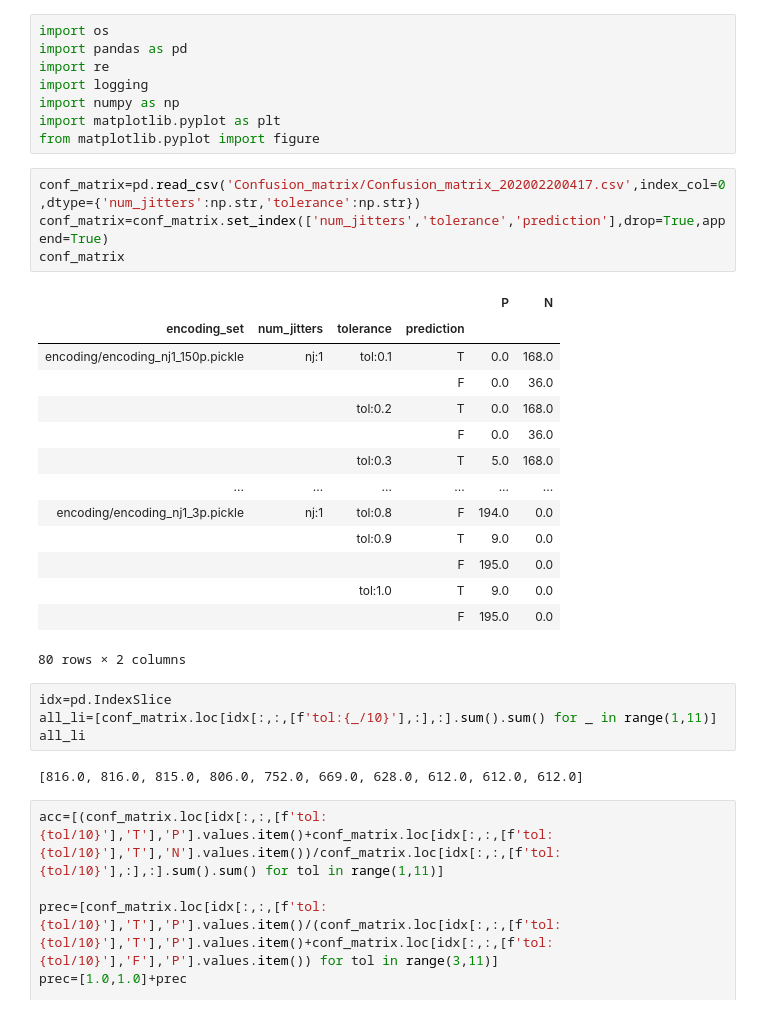
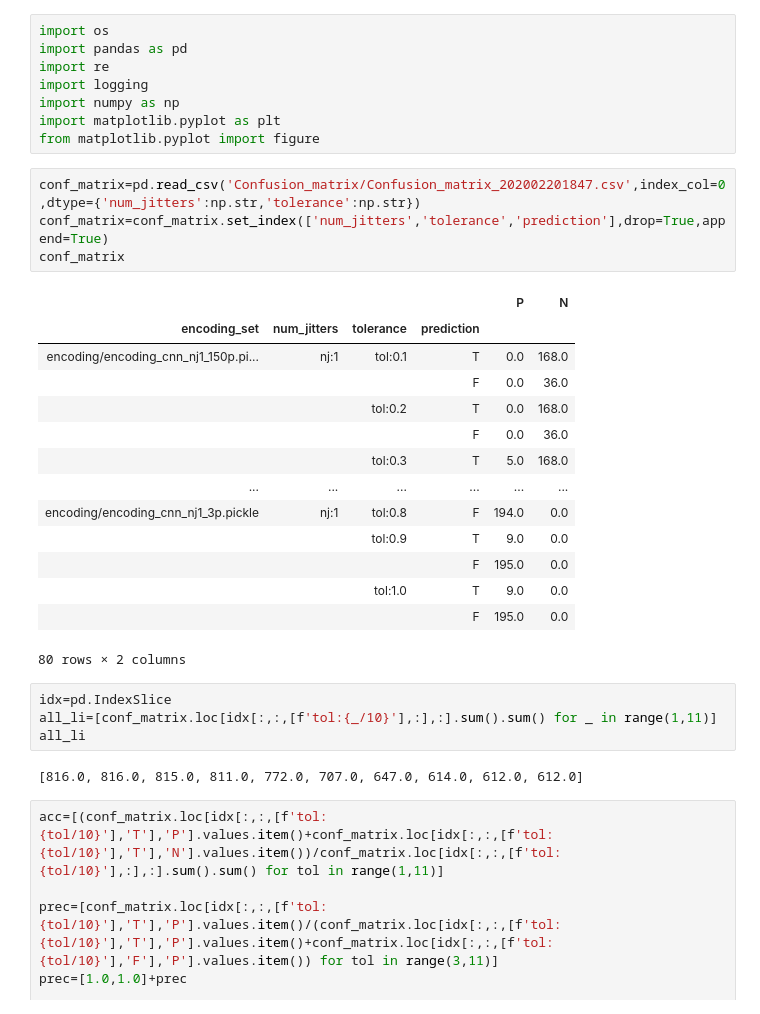
Before and after one commit to SixtantAIEN06/dlib, a Jupyter notebook: expriment_records/test.ipynb, the cells around one changed output. Drawn from its saved outputs; the diff is of its cells as text.

```diff
--- a/expriment_records/test.ipynb
+++ b/expriment_records/test.ipynb
@@ -7,19 +7,19 @@ import numpy as np
 import matplotlib.pyplot as plt
 from matplotlib.pyplot import figure
 # %%
-conf_matrix=pd.read_csv('Confusion_matrix/Confusion_matrix_202002200417.csv',index_col=0,dtype={'num_jitters':np.str,'tolerance':np.str})
+conf_matrix=pd.read_csv('Confusion_matrix/Confusion_matrix_202002201847.csv',index_col=0,dtype={'num_jitters':np.str,'tolerance':np.str})
 conf_matrix=conf_matrix.set_index(['num_jitters','tolerance','prediction'],drop=True,append=True)
 conf_matrix
 # %% [output]
 |  |  |  |  | P | N |
 | encoding_set | num_jitters | tolerance | prediction |  |  |
-| encoding/encoding_nj1_150p.pickle | nj:1 | tol:0.1 | T | 0.0 | 168.0 |
+| encoding/encoding_cnn_nj1_150p.pi... | nj:1 | tol:0.1 | T | 0.0 | 168.0 |
 |  |  |  | F | 0.0 | 36.0 |
 |  |  | tol:0.2 | T | 0.0 | 168.0 |
 |  |  |  | F | 0.0 | 36.0 |
 |  |  | tol:0.3 | T | 5.0 | 168.0 |
 | ... | ... | ... | ... | ... | ... |
-| encoding/encoding_nj1_3p.pickle | nj:1 | tol:0.8 | F | 194.0 | 0.0 |
+| encoding/encoding_cnn_nj1_3p.pickle | nj:1 | tol:0.8 | F | 194.0 | 0.0 |
 |  |  | tol:0.9 | T | 9.0 | 0.0 |
 |  |  |  | F | 195.0 | 0.0 |
 |  |  | tol:1.0 | T | 9.0 | 0.0 |
@@ -30,7 +30,7 @@ idx=pd.IndexSlice
 all_li=[conf_matrix.loc[idx[:,:,[f'tol:{_/10}'],:],:].sum().sum() for _ in range(1,11)]
 all_li
 # %% [output]
-[816.0, 816.0, 815.0, 806.0, 752.0, 669.0, 628.0, 612.0, 612.0, 612.0]
+[816.0, 816.0, 815.0, 811.0, 772.0, 707.0, 647.0, 614.0, 612.0, 612.0]
 # %%
 acc=[(conf_matrix.loc[idx[:,:,[f'tol:{tol/10}'],'T'],'P'].values.item()+conf_matrix.loc[idx[:,:,[f'tol:{tol/10}'],'T'],'N'].values.item())/conf_matrix.loc[idx[:,:,[f'tol:{tol/10}'],:],:].sum().sum() for tol in range(1,11)]
 
```
Also changed, not shown: parts of 3 cells of this notebook, 4 other files.
